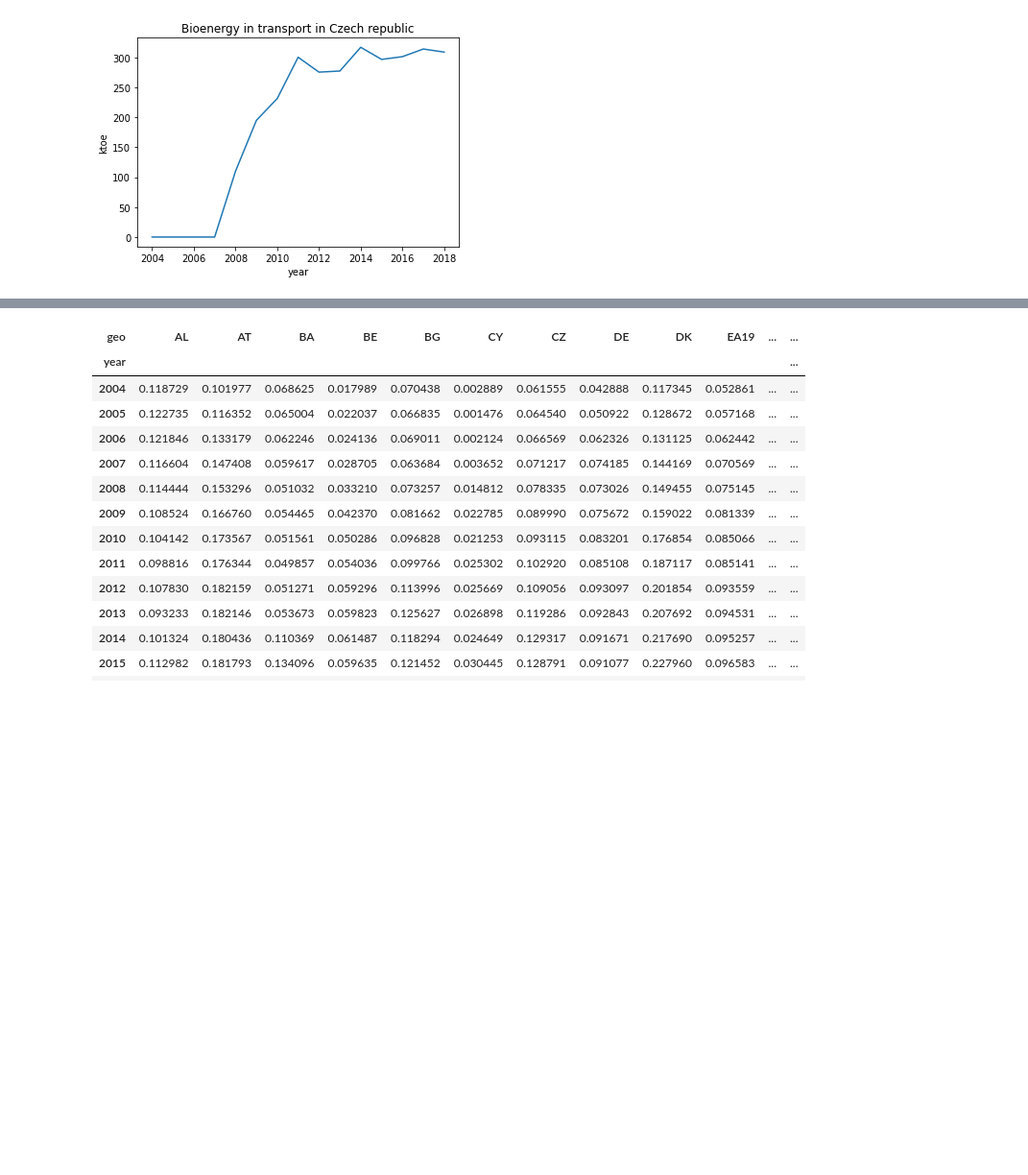
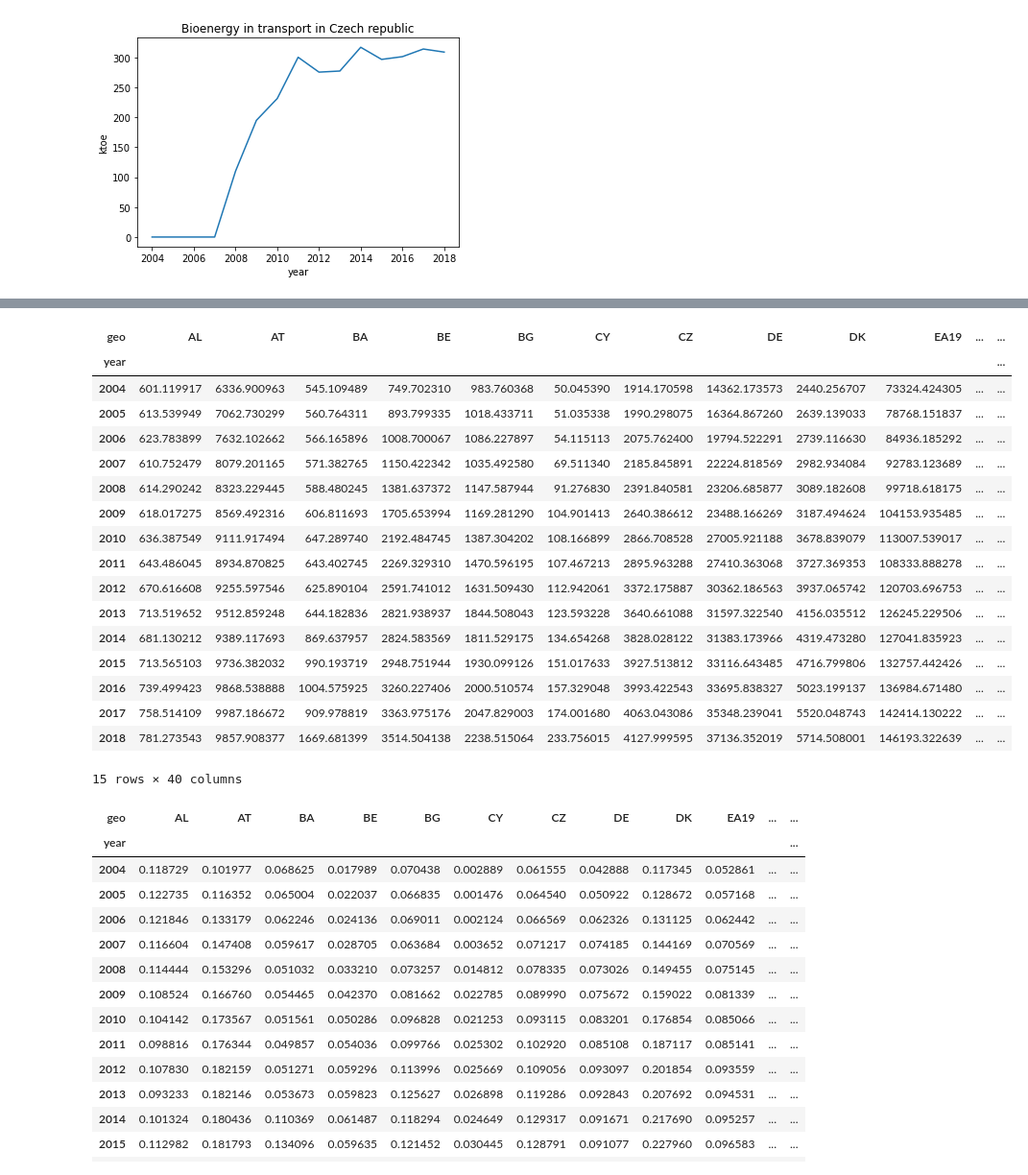
Before and after one commit to jandolezal/shares, a Jupyter notebook: eu/tidy/analysis.ipynb, the cells around one changed output, grey strips where cells are left out. Shown at 96% size. Saved outputs shown, nothing was run; the diff lists cells and outputs as text; code cells hidden in the pictures; blank space fills up the shorter version.

```diff
--- a/eu/tidy/analysis.ipynb
+++ b/eu/tidy/analysis.ipynb
@@ -436,3 +484,27 @@ total = (gfc_el * 3.6 / 41.868) + gfc_heat + gfc_trans
+# %%
+# Gross final consumption of renewable energy
+res.to_csv(os.path.join(os.path.abspath(csv_output_dir), 'res_ktoe.csv'), decimal=',')
+(res * 41.868).to_csv(os.path.join(os.path.abspath(csv_output_dir), 'res_tj.csv'), decimal=',')
+res
+# %% [output]
+| geo | AL | AT | BA | BE | BG | CY | CZ | DE | DK | EA19 | ... | ... |
+| year |  |  |  |  |  |  |  |  |  |  |  | ... |
+| 2004 | 601.119917 | 6336.900963 | 545.109489 | 749.702310 | 983.760368 | 50.045390 | 1914.170598 | 14362.173573 | 2440.256707 | 73324.424305 | ... | ... |
+| 2005 | 613.539949 | 7062.730299 | 560.764311 | 893.799335 | 1018.433711 | 51.035338 | 1990.298075 | 16364.867260 | 2639.139033 | 78768.151837 | ... | ... |
+| 2006 | 623.783899 | 7632.102662 | 566.165896 | 1008.700067 | 1086.227897 | 54.115113 | 2075.762400 | 19794.522291 | 2739.116630 | 84936.185292 | ... | ... |
+| 2007 | 610.752479 | 8079.201165 | 571.382765 | 1150.422342 | 1035.492580 | 69.511340 | 2185.845891 | 22224.818569 | 2982.934084 | 92783.123689 | ... | ... |
+| 2008 | 614.290242 | 8323.229445 | 588.480245 | 1381.637372 | 1147.587944 | 91.276830 | 2391.840581 | 23206.685877 | 3089.182608 | 99718.618175 | ... | ... |
+| 2009 | 618.017275 | 8569.492316 | 606.811693 | 1705.653994 | 1169.281290 | 104.901413 | 2640.386612 | 23488.166269 | 3187.494624 | 104153.935485 | ... | ... |
+| 2010 | 636.387549 | 9111.917494 | 647.289740 | 2192.484745 | 1387.304202 | 108.166899 | 2866.708528 | 27005.921188 | 3678.839079 | 113007.539017 | ... | ... |
+| 2011 | 643.486045 | 8934.870825 | 643.402745 | 2269.329310 | 1470.596195 | 107.467213 | 2895.963288 | 27410.363068 | 3727.369353 | 108333.888278 | ... | ... |
+| 2012 | 670.616608 | 9255.597546 | 625.890104 | 2591.741012 | 1631.509430 | 112.942061 | 3372.175887 | 30362.186563 | 3937.065742 | 120703.696753 | ... | ... |
+| 2013 | 713.519652 | 9512.859248 | 644.182836 | 2821.938937 | 1844.508043 | 123.593228 | 3640.661088 | 31597.322540 | 4156.035512 | 126245.229506 | ... | ... |
+| 2014 | 681.130212 | 9389.117693 | 869.637957 | 2824.583569 | 1811.529175 | 134.654268 | 3828.028122 | 31383.173966 | 4319.473280 | 127041.835923 | ... | ... |
+| 2015 | 713.565103 | 9736.382032 | 990.193719 | 2948.751944 | 1930.099126 | 151.017633 | 3927.513812 | 33116.643485 | 4716.799806 | 132757.442426 | ... | ... |
+| 2016 | 739.499423 | 9868.538888 | 1004.575925 | 3260.227406 | 2000.510574 | 157.329048 | 3993.422543 | 33695.838327 | 5023.199137 | 136984.671480 | ... | ... |
+| 2017 | 758.514109 | 9987.186672 | 909.978819 | 3363.975176 | 2047.829003 | 174.001680 | 4063.043086 | 35348.239041 | 5520.048743 | 142414.130222 | ... | ... |
+| 2018 | 781.273543 | 9857.908377 | 1669.681399 | 3514.504138 | 2238.515064 | 233.756015 | 4127.999595 | 37136.352019 | 5714.508001 | 146193.322639 | ... | ... |
+15 rows × 40 columns
 # %%
 # Share of bioenergy on total energy
 bioenergy_share = bioenergy / total
```
Also changed, not shown: parts of 3 cells of this notebook, 6 other files.
